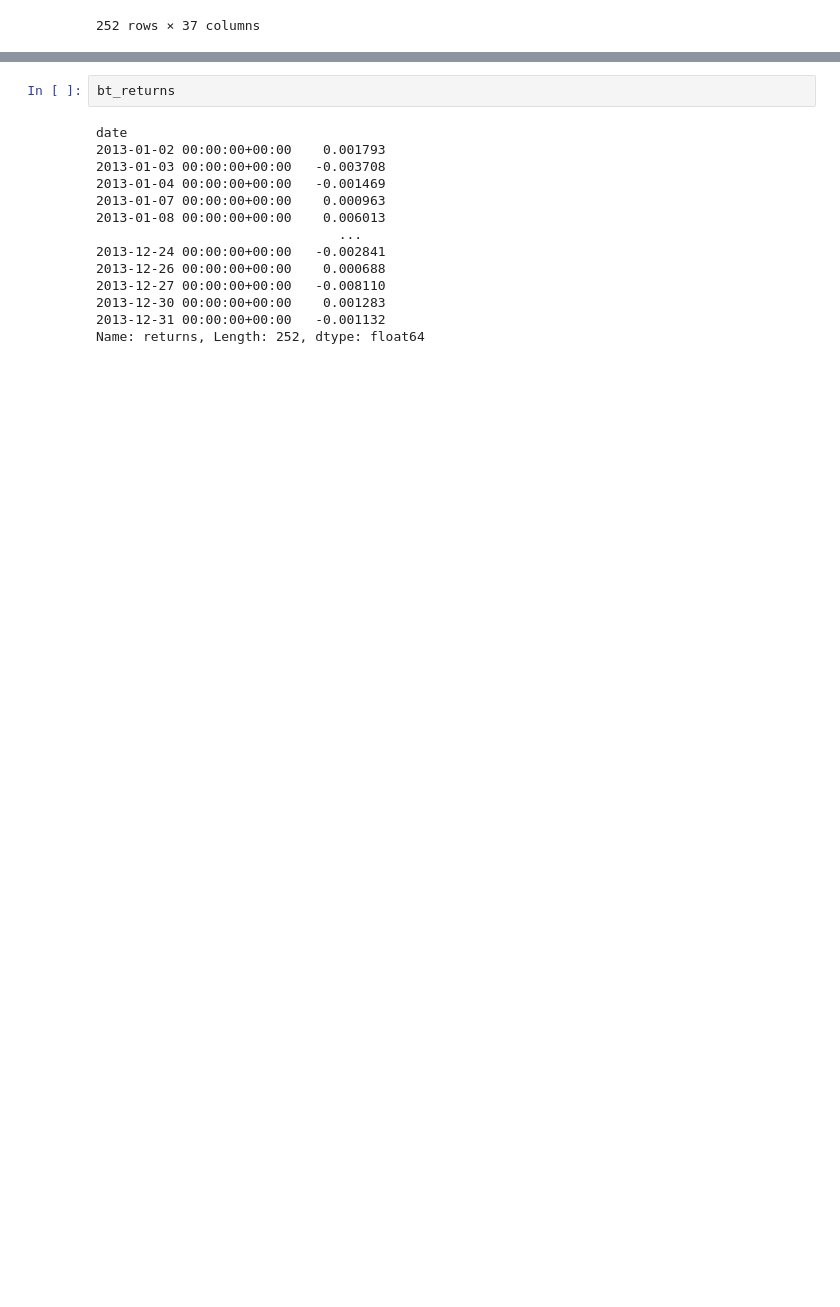
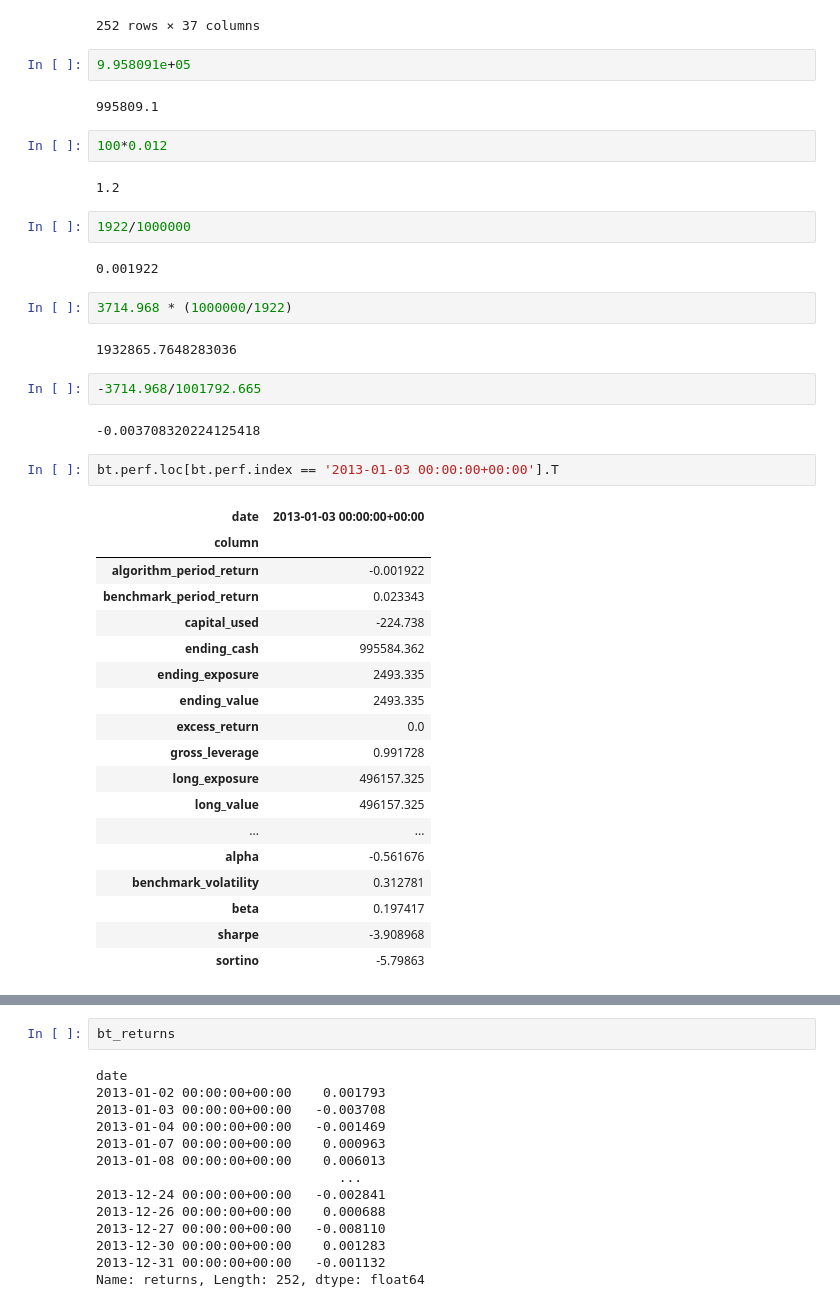
Before and after one commit to yjchoi-95/portfolio, a Jupyter notebook: ipynb/02. portfolio.ipynb, the cells around one changed output, grey strips where cells are left out. Drawn from its saved outputs; the diff is of its cells as text; blank space fills up the shorter version.

```diff
--- a/ipynb/02. portfolio.ipynb
+++ b/ipynb/02. portfolio.ipynb
@@ -120,3 +660,44 @@ bt.perf
 | 2013-12-30 00:00:00+00:00 | 0.163827 | 0.311015 | 296.2410 | 1.056450e+06 | 107376.824 | 107376.824 | ... |
 | 2013-12-31 00:00:00+00:00 | 0.162509 | 0.317220 | 2055.7320 | 1.058505e+06 | 104003.734 | 104003.734 | ... |
 252 rows × 37 columns
+# %%
+9.958091e+05
+# %% [output]
+995809.1
+# %%
+100*0.012
+# %% [output]
+1.2
+# %%
+1922/1000000
+# %% [output]
+0.001922
+# %%
+3714.968 * (1000000/1922)
+# %% [output]
+1932865.7648283036
+# %%
+-3714.968/1001792.665
+# %% [output]
+-0.003708320224125418
+# %%
+bt.perf.loc[bt.perf.index == '2013-01-03 00:00:00+00:00'].T
+# %% [output]
+| date | 2013-01-03 00:00:00+00:00 |
+| column |  |
+| algorithm_period_return | -0.001922 |
+| benchmark_period_return | 0.023343 |
+| capital_used | -224.738 |
+| ending_cash | 995584.362 |
+| ending_exposure | 2493.335 |
+| ending_value | 2493.335 |
+| excess_return | 0.0 |
+| gross_leverage | 0.991728 |
+| long_exposure | 496157.325 |
+| long_value | 496157.325 |
+| ... | ... |
+| alpha | -0.561676 |
+| benchmark_volatility | 0.312781 |
+| beta | 0.197417 |
+| sharpe | -3.908968 |
+| sortino | -5.79863 |
```
Also changed, not shown: parts of 70 cells of this notebook, 5 other files.
